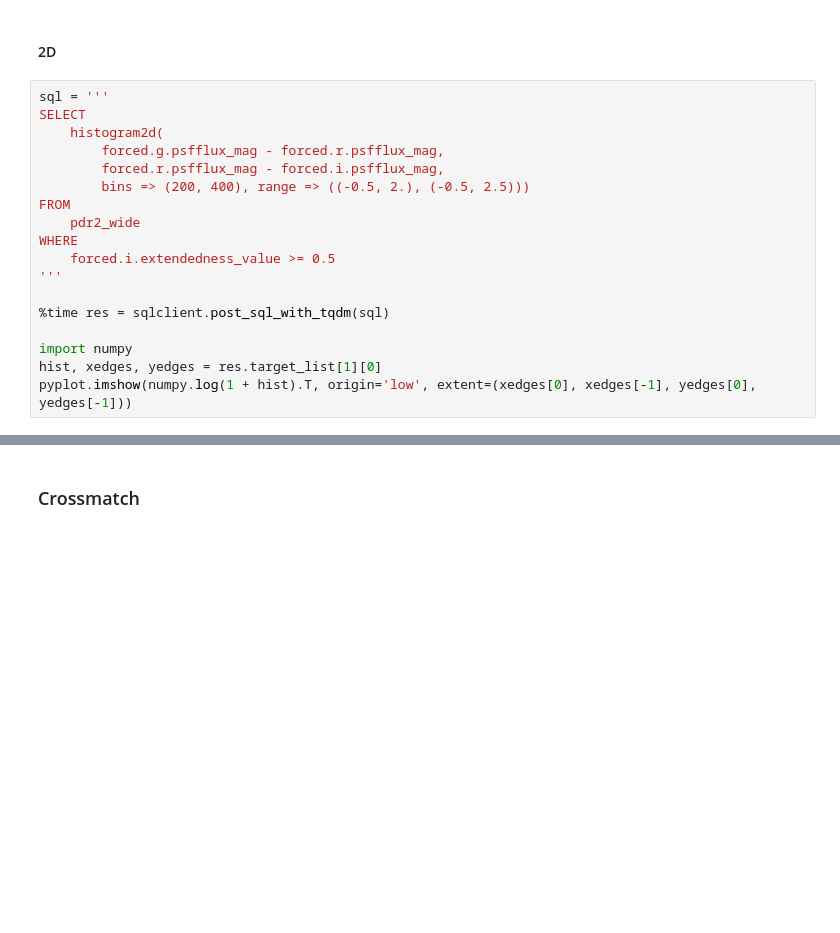
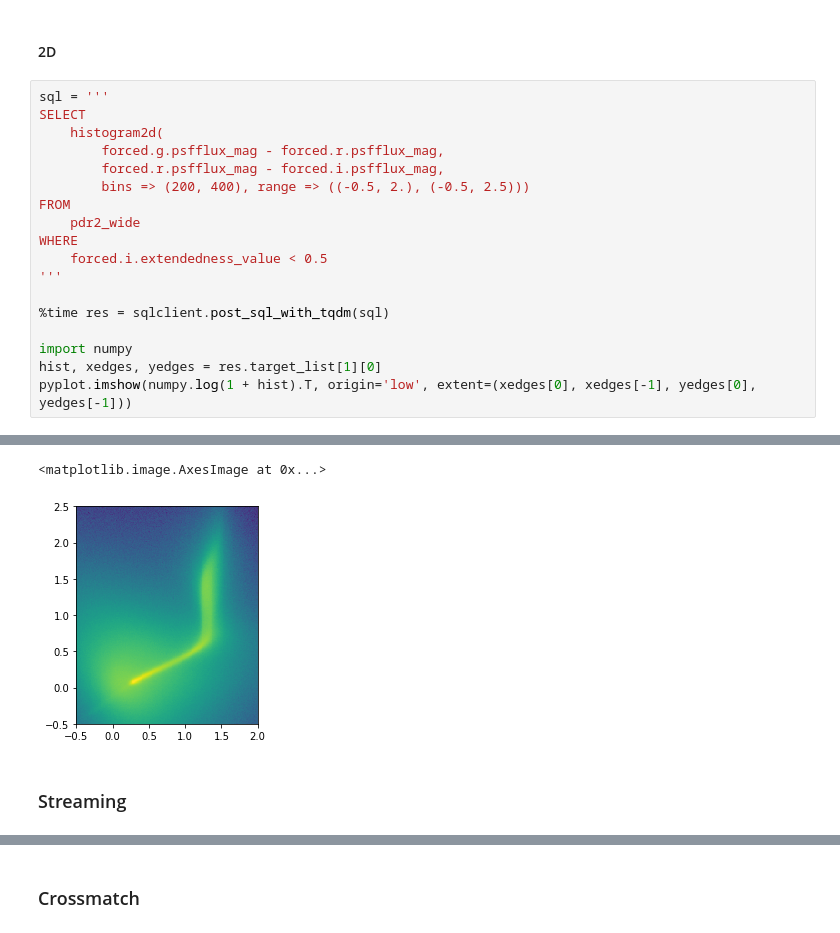
Before and after one commit to michitaro/quickdb, a Jupyter notebook: sqlclient.ipynb, the cells around one changed output, grey strips where cells are left out. Drawn from its saved outputs; the diff is of its cells as text; blank space fills up the shorter version.

Commit message:
Streaming API

```diff
--- a/sqlclient.ipynb
+++ b/sqlclient.ipynb
@@ -41,7 +58,7 @@ SELECT
 FROM
     pdr2_wide
 WHERE
-    forced.i.extendedness_value >= 0.5
+    forced.i.extendedness_value < 0.5
 '''
 
 %time res = sqlclient.post_sql_with_tqdm(sql)
@@ -49,3 +66,4 @@ WHERE
 import numpy
 hist, xedges, yedges = res.target_list[1][0]
 pyplot.imshow(numpy.log(1 + hist).T, origin='low', extent=(xedges[0], xedges[-1], yedges[0], yedges[-1]))
+# %% [output]
@@ -51,0 +72,4 @@ pyplot.imshow(numpy.log(1 + hist).T, origin='low', extent=(xedges[0], xedges[-1]
+<matplotlib.image.AxesImage at 0x...>
+[figure, added]
+# %% [markdown]
+### Streaming
```
Also changed, not shown: parts of 5 cells of this notebook, 15 other files.
